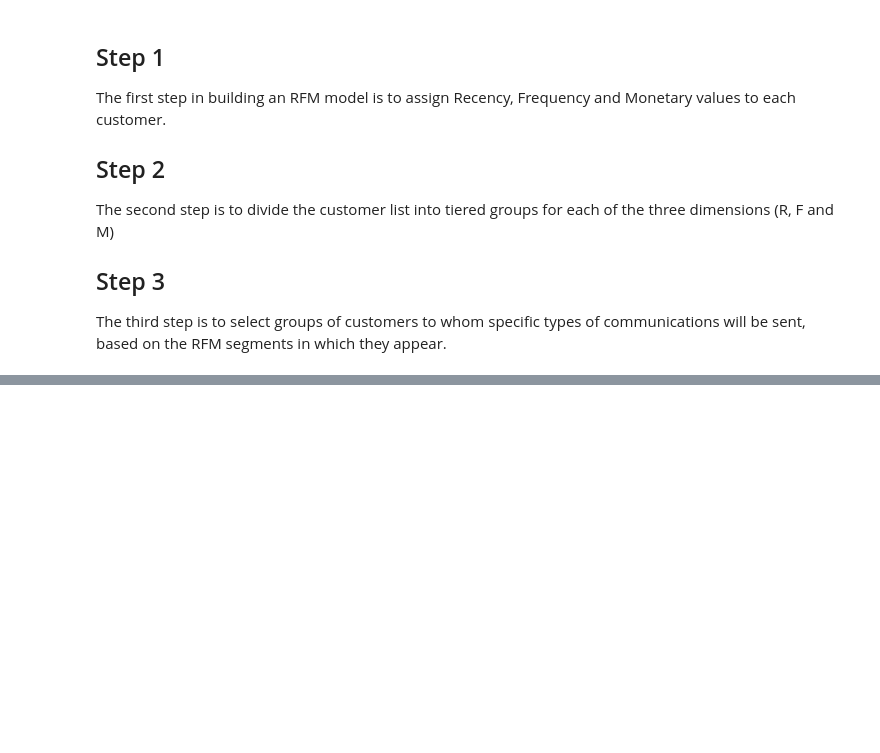
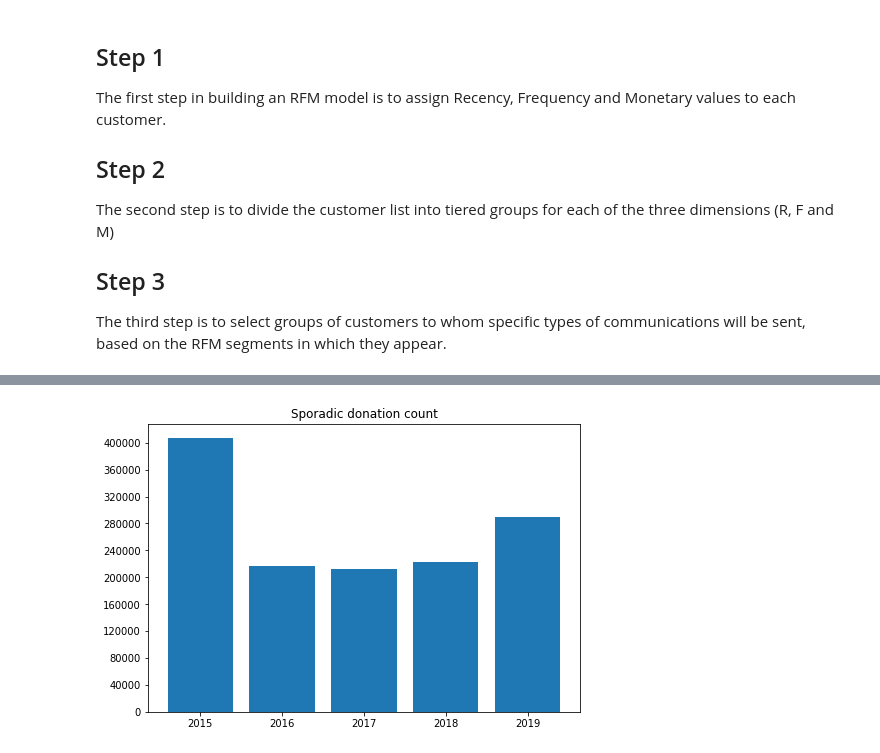
Before and after one commit to SaschaMet/_Uni, a Jupyter notebook: Semester 3/DS-Commerce-RFM/eda.ipynb, the cells around one changed output, grey strips where cells are left out. Drawn from its saved outputs; the diff is of its cells as text; code cells hidden in the pictures; blank space fills up the shorter version.

```diff
--- a/Semester 3/DS-Commerce-RFM/eda.ipynb
+++ b/Semester 3/DS-Commerce-RFM/eda.ipynb
@@ -235,0 +301,18 @@ PenultimatePaymentDate:	    Penultimate payment date of customer<br/>
+# %%
+fig = plt.figure()
+ax = fig.add_axes([0,0,1,1])
+ax.set_yticks(np.arange(0, 410000, 40000))
+years = ['2015', '2016', '2017', '2018', '2019']
+counts = [
+    df_2019['count_2015'].sum(),
+    df_2019['count_2016'].sum(),
+    df_2019['count_2017'].sum(),
+    df_2019['count_2018'].sum(),
+    df_2019['count_2019'].sum()
+]
+
+ax.bar(years, counts)
+plt.title('Sporadic donation count')
+plt.show()
+# %% [output]
+[figure, added]
```
Also changed, not shown: parts of 48 cells of this notebook.
